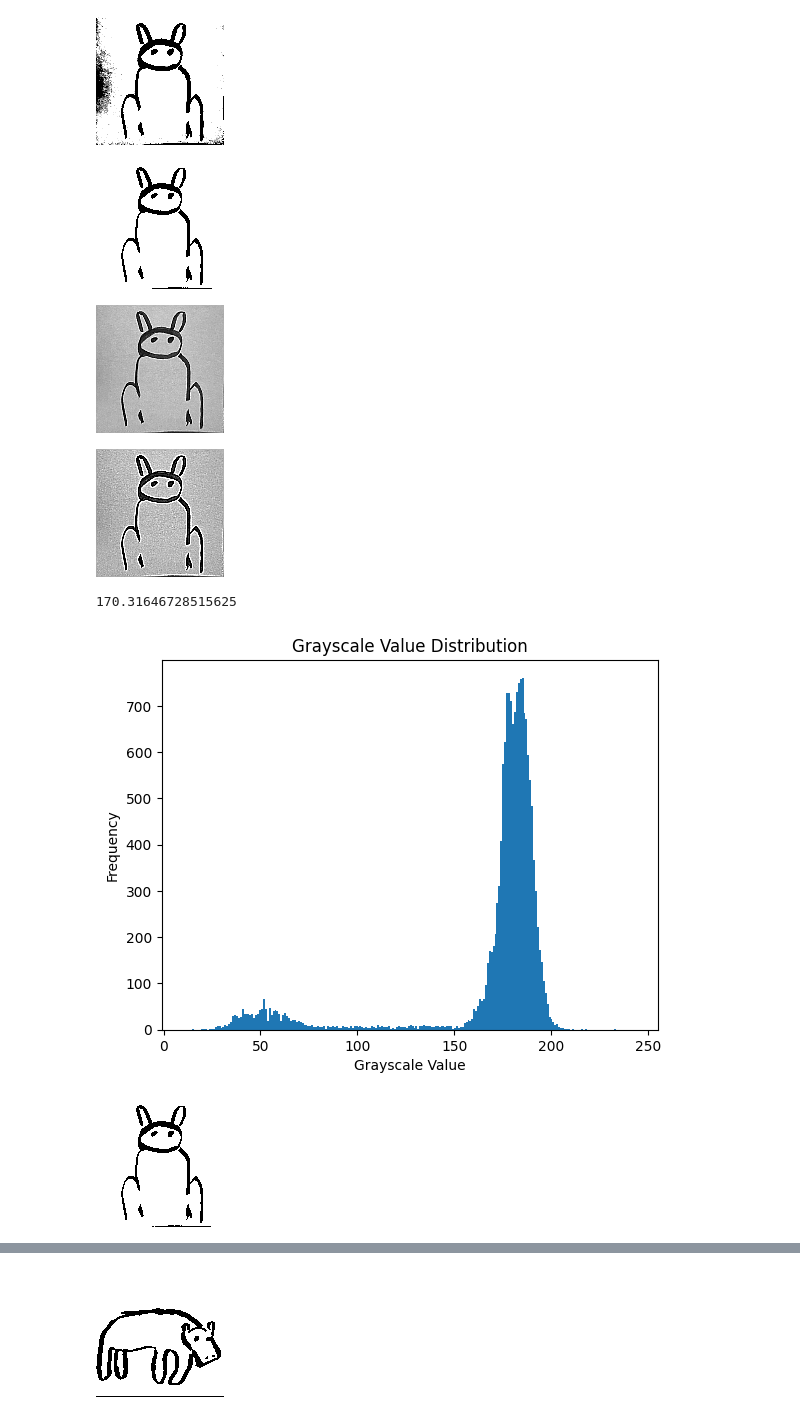
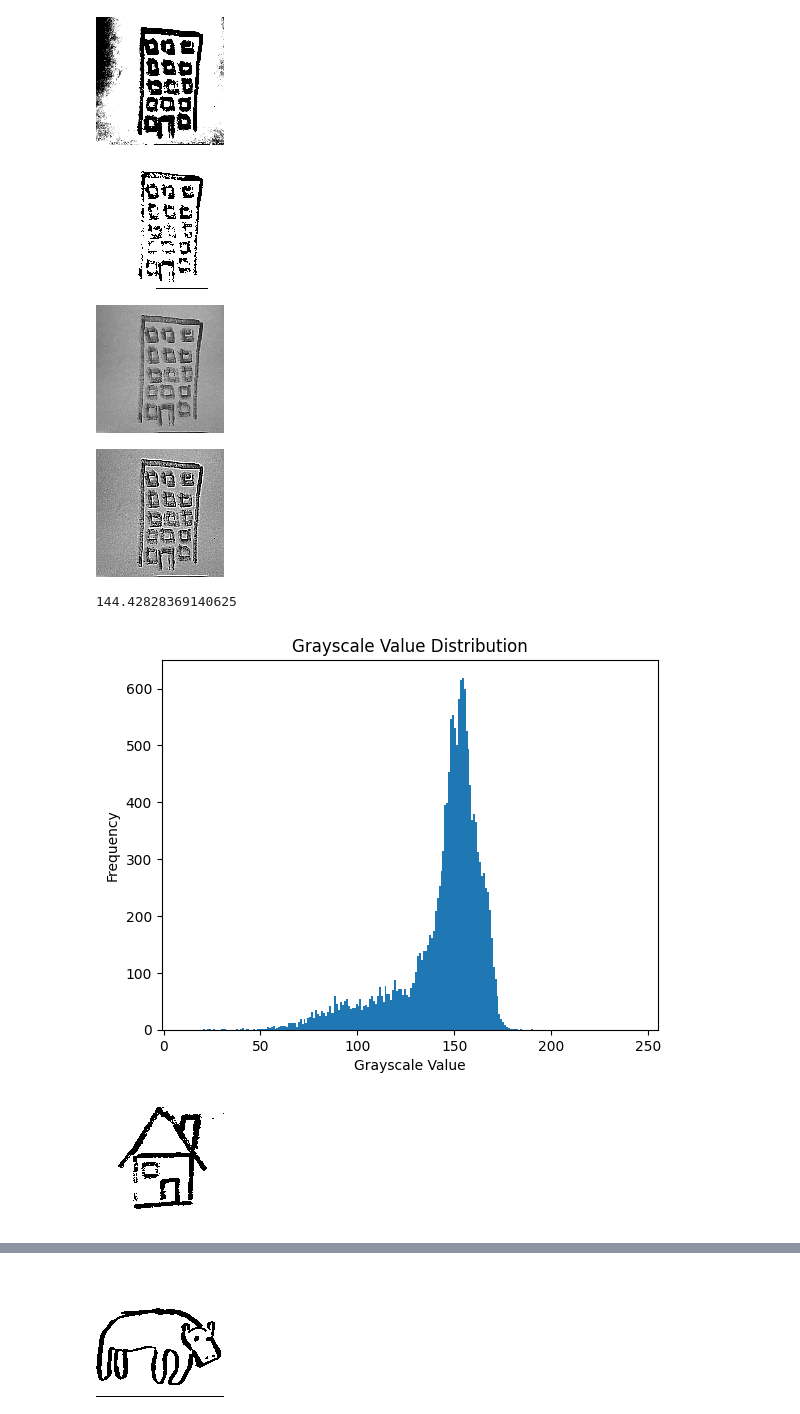
Before and after one commit to jachymsol/train-your-ml-model, a Jupyter notebook: testing/image_processing_test_2.ipynb, the cells around one changed output, grey strips where cells are left out. Cells and saved outputs as stored; diff of their text form; code cells hidden in the pictures.

```diff
--- a/testing/image_processing_test_2.ipynb
+++ b/testing/image_processing_test_2.ipynb
@@ -6,7 +6,7 @@ from PIL import Image, ImageEnhance, ImageFilter
 import matplotlib.pyplot as plt
 from scipy.signal import find_peaks
 # %%
-im = Image.open('../datasets/train/animal/im_000018.png')
+im = Image.open('../datasets/train/house/im_000007.png')
 # %%
 im
 # %% [output]
@@ -21,7 +21,7 @@ enhancer = ImageEnhance.Contrast(bw)
 contrasted = enhancer.enhance(30)
 contrasted
 # %% [output]
-[figure, old version]
+[figure, new version]
 # %%
 N = 115
 # %%
@@ -29,21 +29,21 @@ ar = np.array(bw)
 filtered_ar = ar >= N
 Image.fromarray(filtered_ar)
 # %% [output]
-[figure, old version]
+[figure, new version]
 # %%
 sharper = bw.filter(ImageFilter.SHARPEN)
 sharper
 # %% [output]
-[figure, old version]
+[figure, new version]
 # %%
 enhanced_edges = bw.filter(ImageFilter.EDGE_ENHANCE)
 enhanced_edges
 # %% [output]
-[figure, old version]
+[figure, new version]
 # %%
 np.array(bw).mean()
 # %% [output]
-170.31646728515625
+144.42828369140625
 # %%
 hist, bins = np.histogram(np.array(bw), bins=257, range=(-1, 255))
 
@@ -55,12 +55,12 @@ plt.xlabel('Grayscale Value')
 plt.ylabel('Frequency')
 plt.show()
 # %% [output]
-[figure, old version]
+[figure, new version]
 # %%
-thresholded = bw.point(lambda x: 255 if x > 110 else 0)
+thresholded = bw.point(lambda x: 255 if x > 125 else 0)
 thresholded
 # %% [output]
-[figure, old version]
+[figure, new version]
 # %%
 hist
 # %% [output]
```
Also changed, not shown: parts of 6 cells of this notebook, 2 other files.
